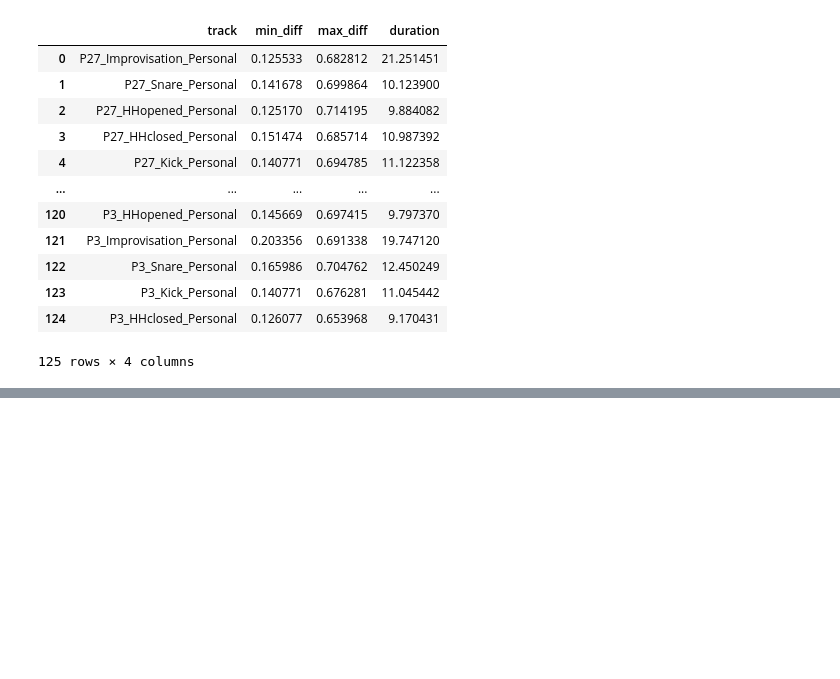
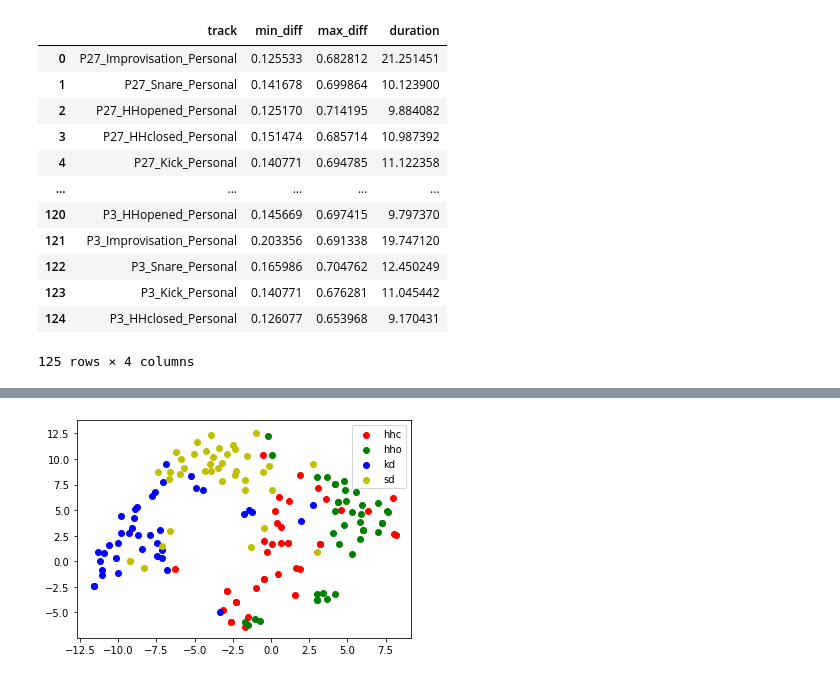
Before and after one commit to flyingleafe/vxs-vpt, a Jupyter notebook: notebooks/DataStats.ipynb, the cells around one changed output, grey strips where cells are left out. Drawn from its saved outputs; the diff is of its cells as text; code cells hidden in the pictures; blank space fills up the shorter version.

```diff
--- a/notebooks/DataStats.ipynb
+++ b/notebooks/DataStats.ipynb
@@ -131,0 +181,4 @@ drums_set_annotated = vxs.SimpleSampleSet.from_csv('../data/200-drum-machines/an
+# %%
+tsne_features_visualize(cwide_trans_single, X, y, random_state=42)
+# %% [output]
+[figure, added]
```
Also changed, not shown: parts of 37 cells of this notebook, 17 other files.
